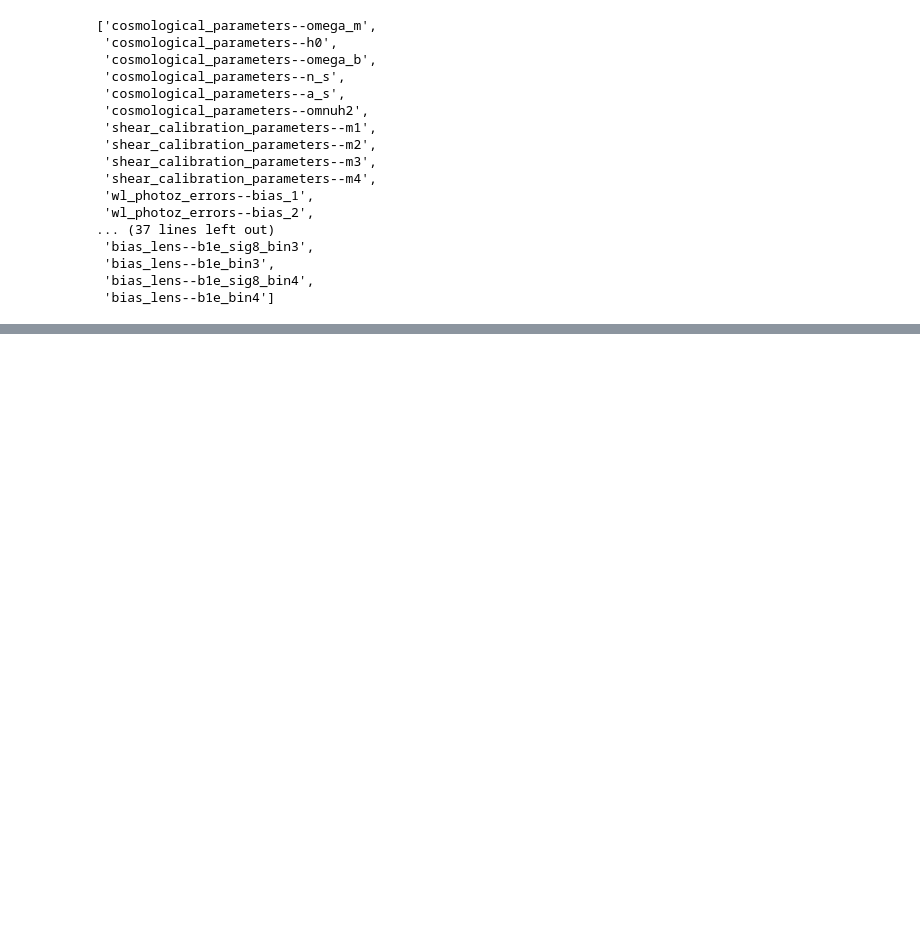
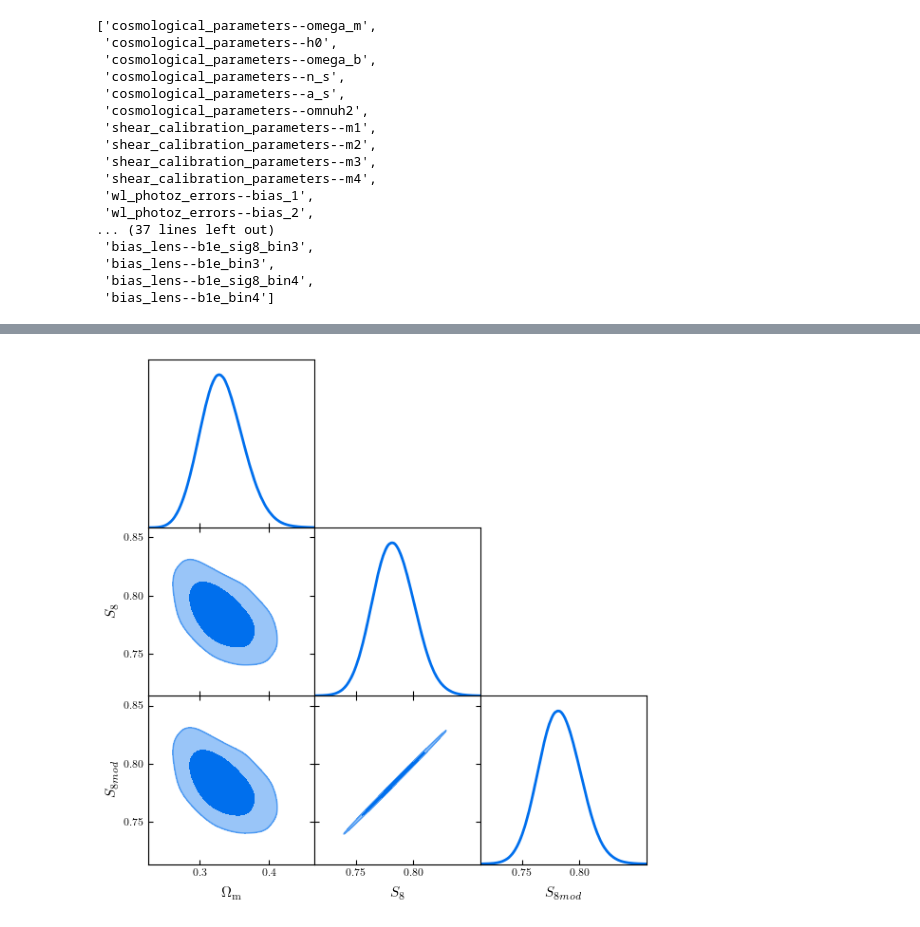
Before and after one commit to JMTcodes/compressing-shear-likelihood, a Jupyter notebook: test.ipynb, the cells around one changed output, grey strips where cells are left out. Drawn from its saved outputs; the diff is of its cells as text; code cells hidden in the pictures; blank space fills up the shorter version.

```diff
--- a/test.ipynb
+++ b/test.ipynb
@@ -166,0 +152,2 @@ test_chain.getParamNames().list()
+# %%
+test_chain_2 = dp.prep_chain2("chain...d3_l_nla_realy3dat.txt","d3_l_nla_realy3dat")
@@ -166,0 +194,4 @@ test_chain.getParamNames().list()
+# %%
+new_plot = plots.get_subplot_plotter()
+new_plot.triangle_plot([test_chain_2], ["cosmological_parameters--omega_m","S8","S8mod"], filled=True, contour_lws=2)
+# %% [output]
@@ -166,0 +199 @@ test_chain.getParamNames().list()
+[figure, added]
```
Also changed, not shown: parts of 11 cells of this notebook, 1 other file.
